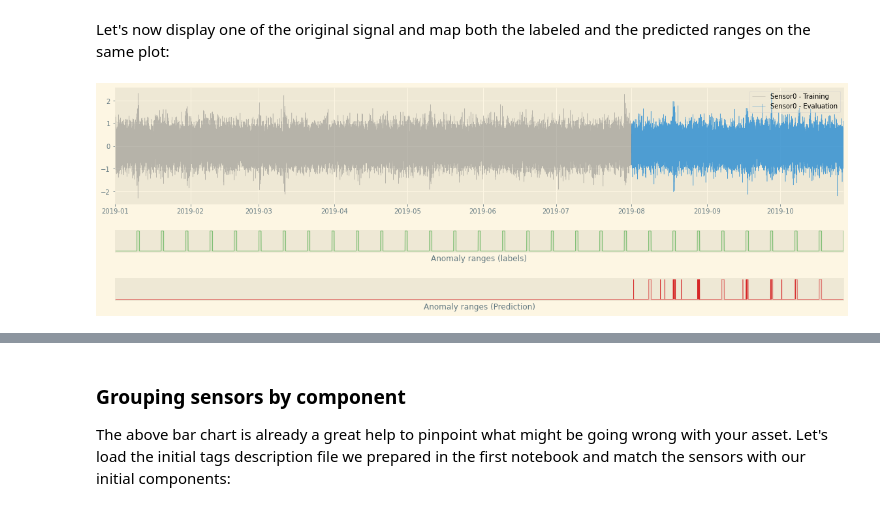
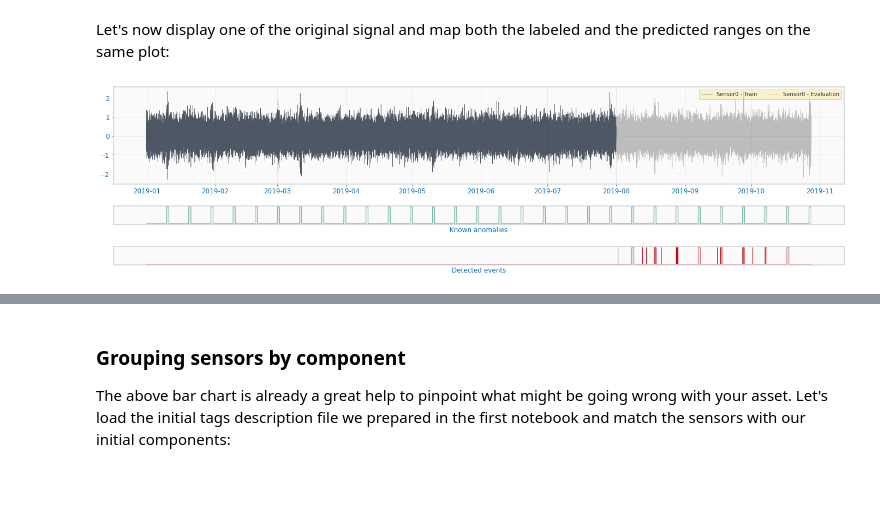
Before and after one commit to aws-samples/amazon-lookout-for-equipment, a Jupyter notebook: getting_started/completed-notebooks/4_model_evaluation.ipynb, the cells around one changed output, grey strips where cells are left out. Drawn from its saved outputs; the diff is of its cells as text; code cells hidden in the pictures; blank space fills up the shorter version.

```diff
--- a/getting_started/completed-notebooks/4_model_evaluation.ipynb
+++ b/getting_started/completed-notebooks/4_model_evaluation.ipynb
@@ -184,24 +182,28 @@ labeled_range = LookoutDiagnostics.get_labels(labels_fname)
 **Note:** the labeled range from the model Describe API, only provides any labelled data falling within the evaluation range. We use the original label data to get all of them.
 # %% [markdown]
 Let's now display one of the original signal and map both the labeled and the predicted ranges on the same plot:
-# %%
-# We load one of the original signal we looked at in the data preparation step:
-tag = 'Sensor0'
-tag_df = all_tags_df.loc[training_start:evaluation_end, [tag]]
-tag_df.columns = ['Value']
-
-# Plot all of that:
-fig, axes = lookout.plot_timeseries(
-    timeseries_df=tag_df,
-    tag_name=tag,
-    fig_width=20,
-    tag_split=evaluation_start,
-    labels_df=labeled_range,
-    predictions=predicted_ranges,
-    custom_grid=False
-)
-# %% [output]
-[figure, removed]
+# %%
+custom_colors = {
+    'labels': colors[9],
+    'predictions': colors[5]
+}
+
+TSViz = lookout.plot.TimeSeriesVisualization(
+    timeseries_df=all_tags_df,
+    data_format='tabular'
+)
+TSViz.add_signal(['Sensor0'])
+TSViz.add_labels(labeled_range)
+TSViz.add_predictions([predicted_ranges])
+TSViz.add_train_test_split(evaluation_start)
+TSViz.legend_format = {
+    'loc': 'upper right',
+    'framealpha': 0.4,
+    'ncol': 2
+}
+fig, axis = TSViz.plot(fig_width=24, colors=custom_colors)
+# %% [output]
+[figure, added]
 # %% [markdown]
 ## Unpacking event details
 ---
```
Also changed, not shown: parts of 16 cells of this notebook, 20 other files.
